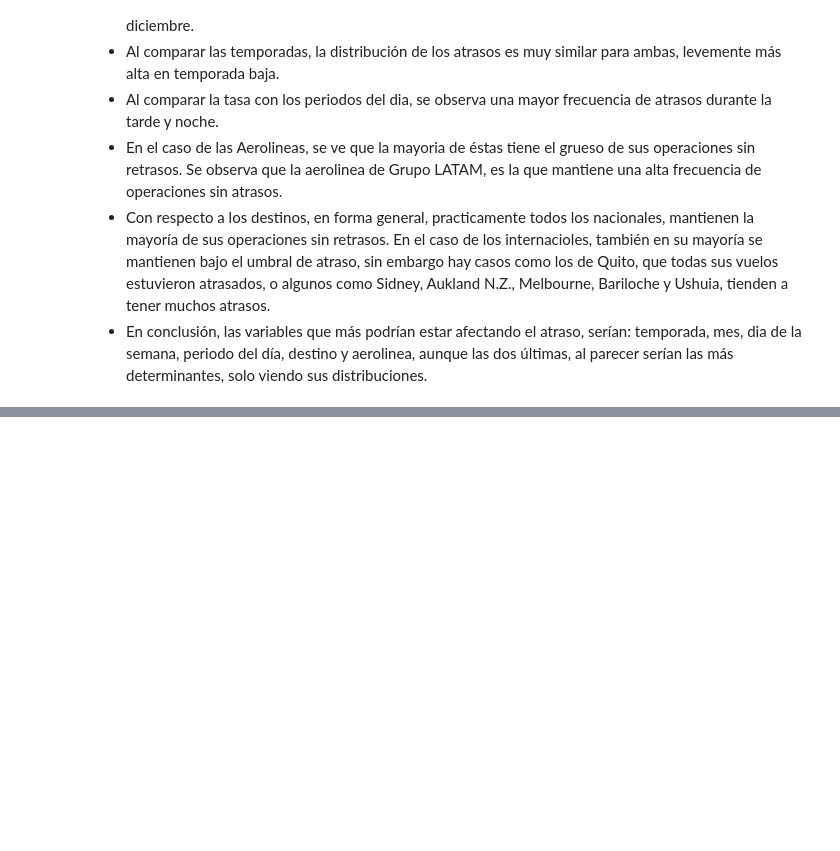
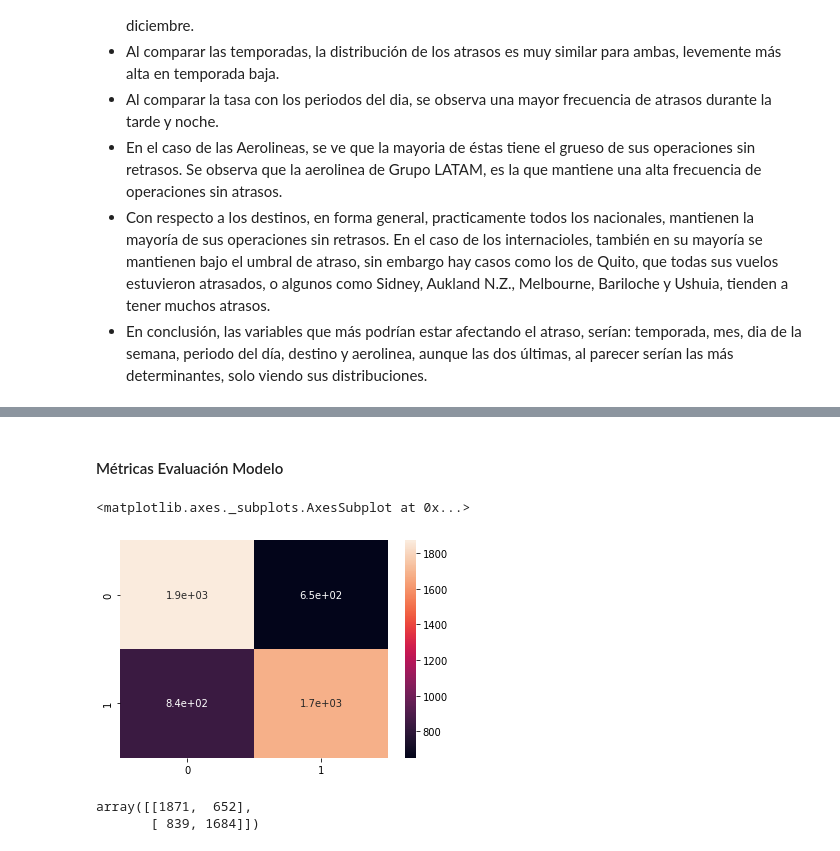
Before and after one commit to samuelsoc/Data-Scientist-Challenge, a Jupyter notebook: solution.ipynb, the cells around one changed output, grey strips where cells are left out. Saved outputs shown, nothing was run; the diff lists cells and outputs as text; code cells hidden in the pictures; blank space fills up the shorter version.

```diff
--- a/solution.ipynb
+++ b/solution.ipynb
@@ -380,0 +562,31 @@ plt.gcf().set_size_inches(12, 10)
+# %%
+# parametros modelo
+params = {#'bagging_temperature': 0.5,
+            'depth': 8,
+            'iterations': 800,
+            #'l2_leaf_reg': 500,
+            'learning_rate': 0.2
+            #'sampling_frequency': 'PerTreeLevel',
+            #'leaf_estimation_method': 'Newton',
+            #'random_strength': 0.8,
+            #'boosting_type': 'Ordered',
+            #'feature_border_type': 'MaxLogSum',
+            #'max_ctr_complexity': 2,
+            #'fold_len_multiplier': 2
+          }
+# %%
+model_n = CatBoostClassifier(**params,
+                               loss_function='Logloss',
+                               eval_metric='Accuracy',
+                               task_type='GPU'
+                               #scale_pos_weight = 4,
+                               #class_weights=[0.1,0.9]
+
+)
+# %%
+#train model
+model_n.fit(x_train, y_train, eval_set=(x_test, y_test),
+                              cat_features=cat_feat,
+                              verbose_eval=300,
+                              early_stopping_rounds=500,
+                              use_best_model=True)
@@ -380,0 +602,6 @@ plt.gcf().set_size_inches(12, 10)
+# %%
+#  aplciar modelo al test
+y_pred = model_n.predict(x_test)
+y_prob = model_n.predict_proba(x_test)
+# %% [markdown]
+#### Métricas Evaluación Modelo
@@ -380,0 +612,11 @@ plt.gcf().set_size_inches(12, 10)
+# %%
+cm = confusion_matrix(y_test, y_pred)
+sns.heatmap(cm, annot=True)
+# %% [output]
+<matplotlib.axes._subplots.AxesSubplot at 0x...>
+[figure, added]
+# %%
+cm
+# %% [output]
+array([[1871,  652],
+       [ 839, 1684]])
```
Also changed, not shown: parts of 30 cells of this notebook.
